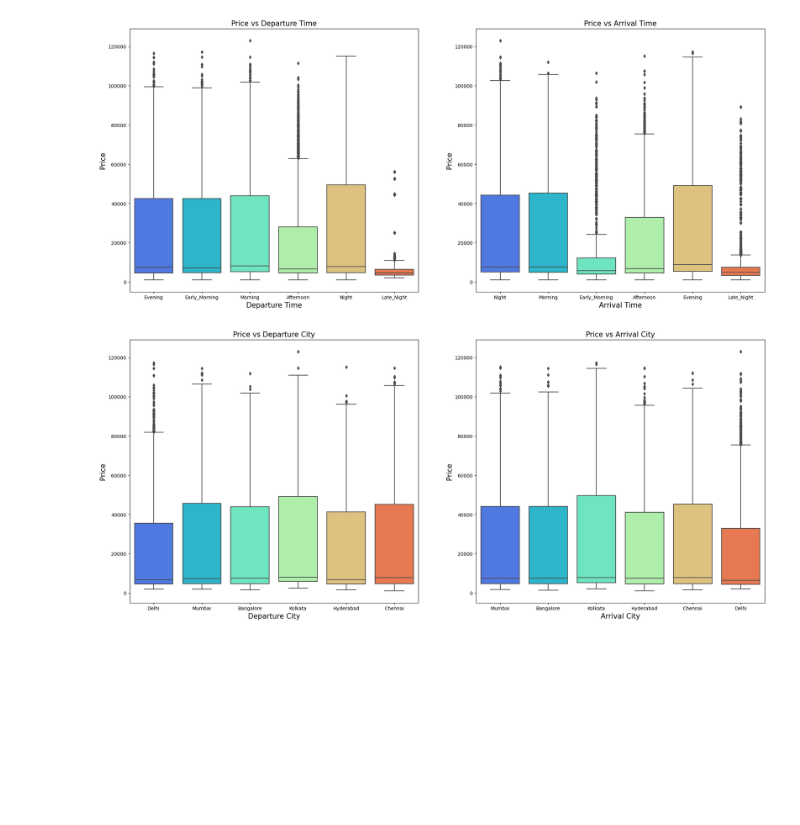
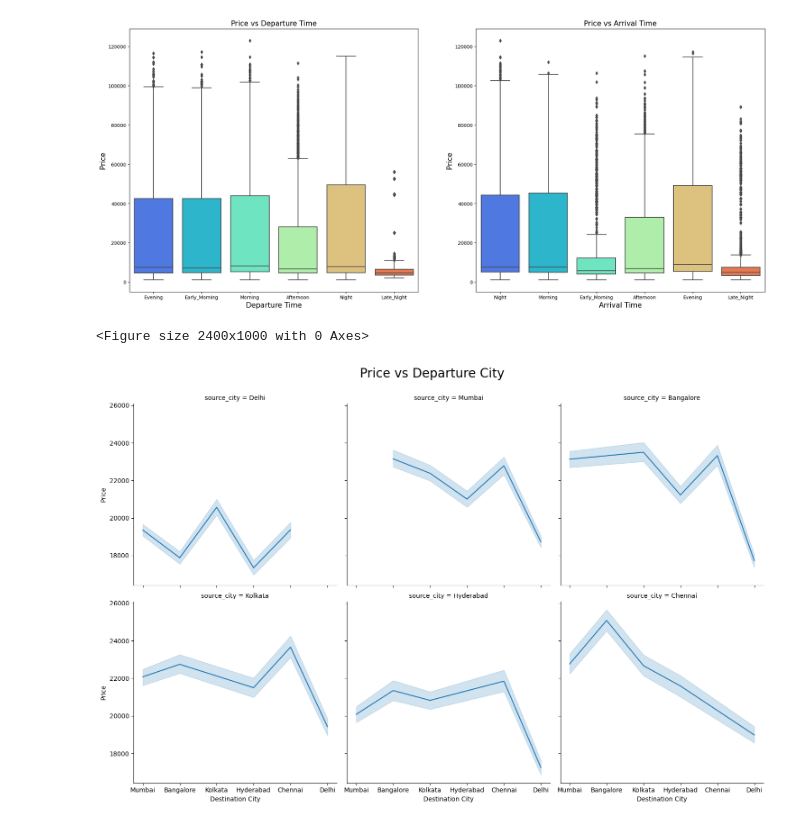
Before and after one commit to unclethien/Flight-Price-Prediction-Project, a Jupyter notebook: data analysis.ipynb, the cells around one changed output. Drawn from its saved outputs; the diff is of its cells as text; code cells hidden in the pictures; blank space fills up the shorter version.

```diff
--- a/data analysis.ipynb
+++ b/data analysis.ipynb
@@ -245,22 +255,18 @@ plt.ylabel('Price',fontsize=15)
 plt.show()
 # %% [output]
 [figure]
-# %%
-# price vary with different Departure city and Arrival city
-plt.figure(figsize=(24,10))
-plt.subplot(1,2,1)
-sns.boxplot(x='source_city',y='price',data=df, palette='rainbow')
-plt.title('Price vs Departure City',fontsize=15)
-plt.xlabel('Departure City',fontsize=15)
-plt.ylabel('Price',fontsize=15)
-plt.subplot(1,2,2)
-sns.boxplot(x='destination_city',y='price',data=df, palette='rainbow')
-plt.title('Price vs Arrival City',fontsize=15)
-plt.xlabel('Arrival City',fontsize=15)
-plt.ylabel('Price',fontsize=15)
-plt.show()
-# %% [output]
-[figure, removed]
+# %%
+# price vary with different Departure city and Arrival city with relplot
+plt.figure(figsize=(24,10))
+ax = sns.relplot(col='source_city', y='price', x='destination_city', data=df, palette='rainbow', kind = 'line', col_wrap=3)
+ax.set(xlabel='Destination City',
+        ylabel='Price')
+ax.fig.suptitle('Price vs Departure City', fontsize=20)
+ax.fig.subplots_adjust(top=0.9)
+plt.show()
+# %% [output]
+<Figure size 2400x1000 with 0 Axes>
+[figure, added]
 # %%
 # price vary with flight duration
 plt.figure(figsize=(12,10))
```
Also changed, not shown: parts of 10 cells of this notebook.
